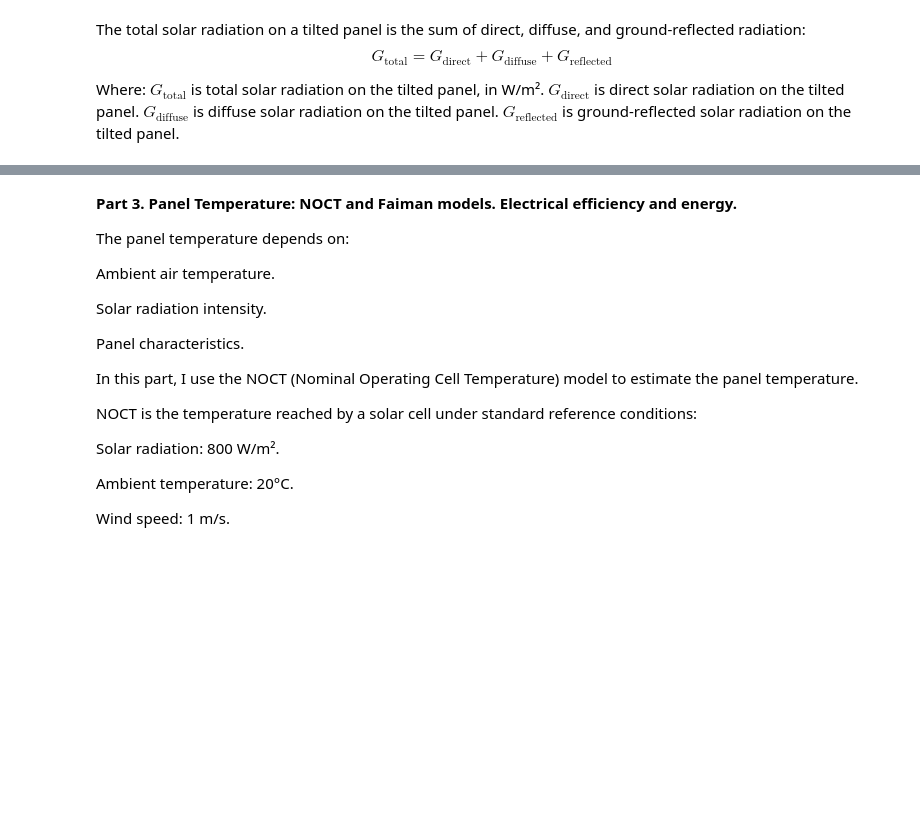
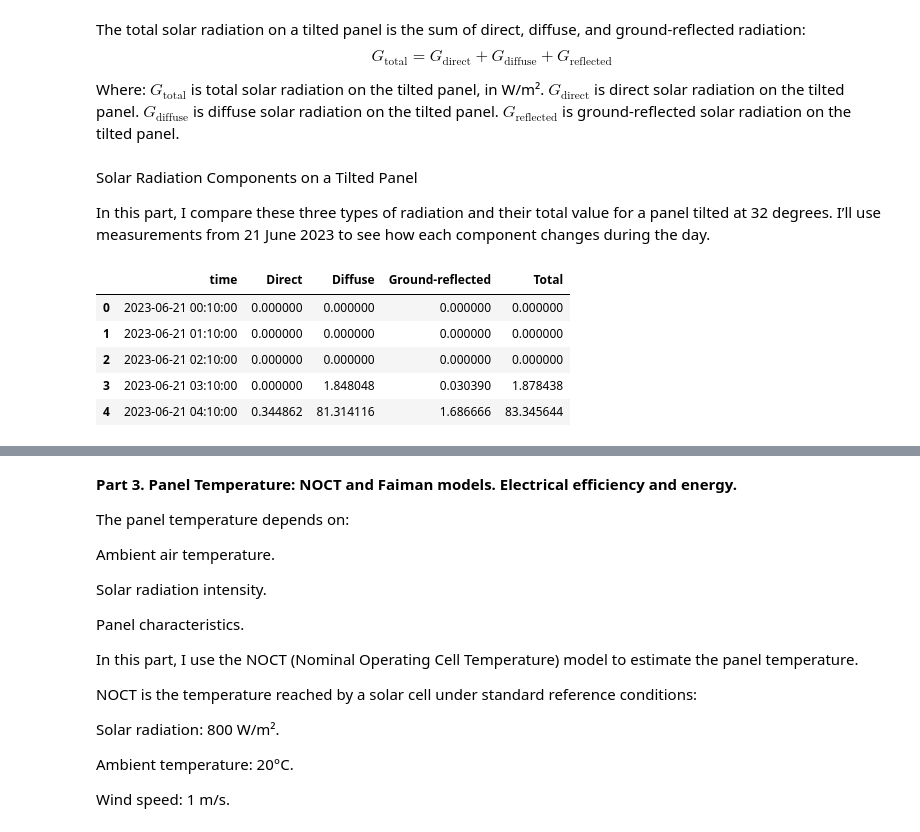
Before and after one commit to myshadow-data/Solar-panel-tilt-angle-optimization, a Jupyter notebook: Tilt_Angle_for_Solar_Panels.ipynb, the cells around one changed output, grey strips where cells are left out. Cells and saved outputs as stored; diff of their text form; code cells hidden in the pictures; blank space fills up the shorter version.

```diff
--- a/Tilt_Angle_for_Solar_Panels.ipynb
+++ b/Tilt_Angle_for_Solar_Panels.ipynb
@@ -727,3 +751,33 @@ total_tilted = (
 )
 total_32 = total_tilted[tilt_32_index]
 max_total = np.max(total_32)
+# %% [markdown]
+Solar Radiation Components on a Tilted Panel
+
+In this part, I compare these three types of radiation and their total value for a panel tilted at 32 degrees. I’ll use measurements from 21 June 2023 to see how each component changes during the day.
+# %%
+# Select measurements for 21 June 2023
+radiation_day_mask = (
+    data["time"].dt.strftime("%Y-%m-%d") == "2023-06-21"
+).to_numpy()
+
+# Create a table with radiation components for a 32-degree panel
+radiation_day = pd.DataFrame({
+    "time": data.loc[radiation_day_mask, "time"].values,
+    "Direct": direct_tilted[tilt_32_index, radiation_day_mask],
+    "Diffuse": diffuse_tilted[tilt_32_index, radiation_day_mask],
+    "Ground-reflected": ground_reflected_tilted[
+        tilt_32_index, radiation_day_mask
+    ],
+    "Total": total_tilted[tilt_32_index, radiation_day_mask]
+})
+
+# Display the first 5 measurements
+display(radiation_day.head(5))
+# %% [output]
+|  | time | Direct | Diffuse | Ground-reflected | Total |
+| 0 | 2023-06-21 00:10:00 | 0.000000 | 0.000000 | 0.000000 | 0.000000 |
+| 1 | 2023-06-21 01:10:00 | 0.000000 | 0.000000 | 0.000000 | 0.000000 |
+| 2 | 2023-06-21 02:10:00 | 0.000000 | 0.000000 | 0.000000 | 0.000000 |
+| 3 | 2023-06-21 03:10:00 | 0.000000 | 1.848048 | 0.030390 | 1.878438 |
+| 4 | 2023-06-21 04:10:00 | 0.344862 | 81.314116 | 1.686666 | 83.345644 |
```
Also changed, not shown: parts of 10 cells of this notebook.
